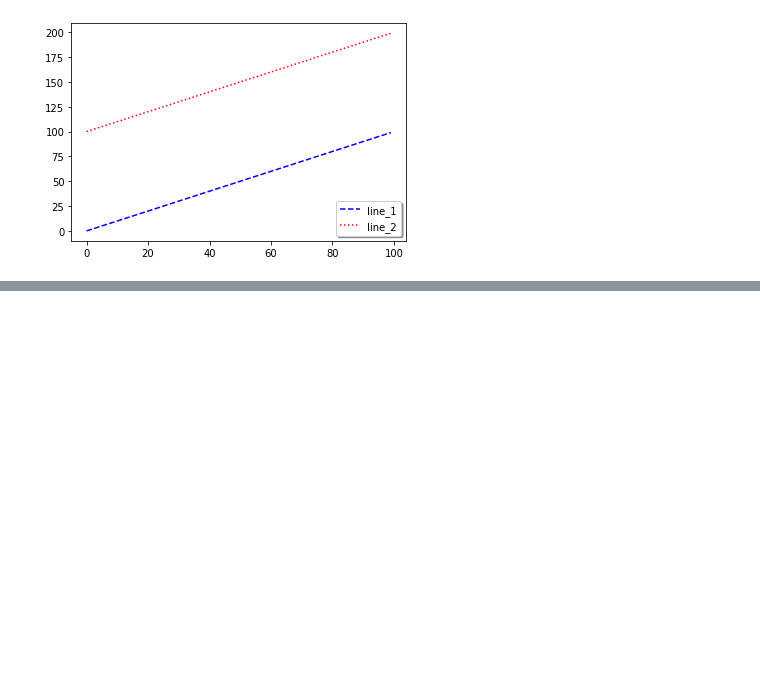
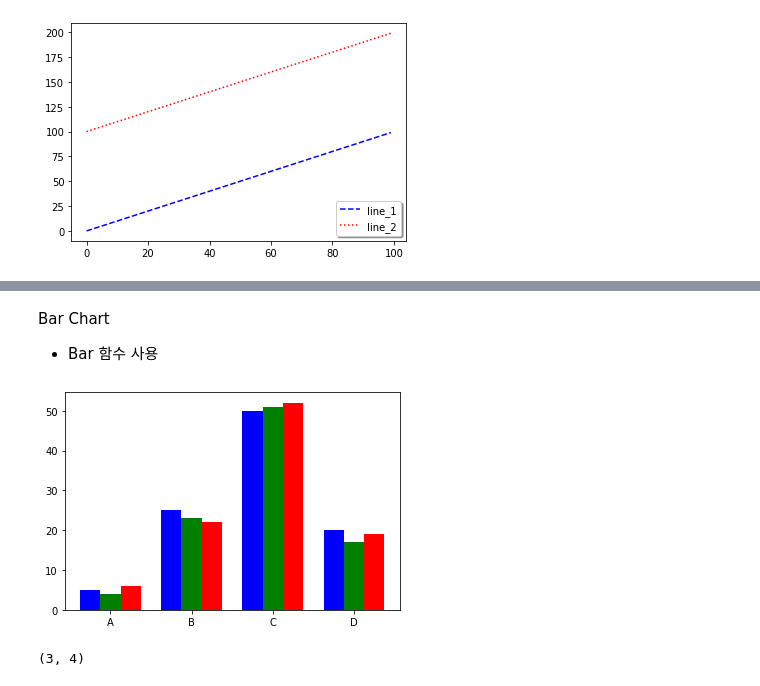
Before and after one commit to enriver/Boost_Course, a Jupyter notebook: 머신러닝을 위한 파이썬/Visualization_matplotlib.ipynb, the cells around one changed output, grey strips where cells are left out. Saved outputs shown, nothing was run; the diff lists cells and outputs as text; code cells hidden in the pictures; blank space fills up the shorter version.

```diff
--- a/머신러닝을 위한 파이썬/Visualization_matplotlib.ipynb
+++ b/머신러닝을 위한 파이썬/Visualization_matplotlib.ipynb
@@ -119,0 +161,22 @@ plt.legend(shadow=True, fancybox=True, loc='lower right')
+# %% [markdown]
+Bar Chart
+
+- Bar 함수 사용
+# %%
+data=[[5.,25.,50.,20.],
+     [4.,23.,51.,17],
+     [6.,22.,52.,19]]
+
+X=np.arange(4)
+
+plt.bar(X+0.00, data[0], color='b', width=0.25)
+plt.bar(X+0.25, data[1], color='g', width=0.25)
+plt.bar(X+0.50, data[2], color='r', width=0.25)
+plt.xticks(X+0.25, ("A","B","C","D"))
+plt.show()
+# %% [output]
+[figure, added]
+# %%
+data.shape
+# %% [output]
+(3, 4)
```
Also changed, not shown: parts of 12 cells of this notebook.
